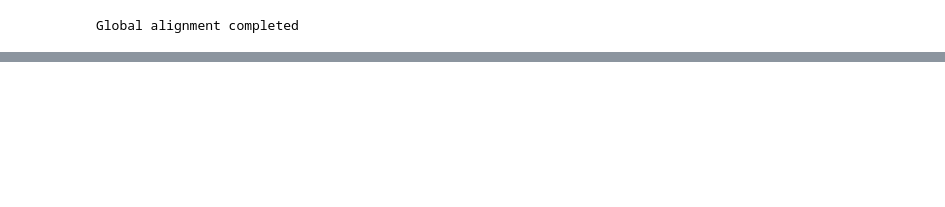
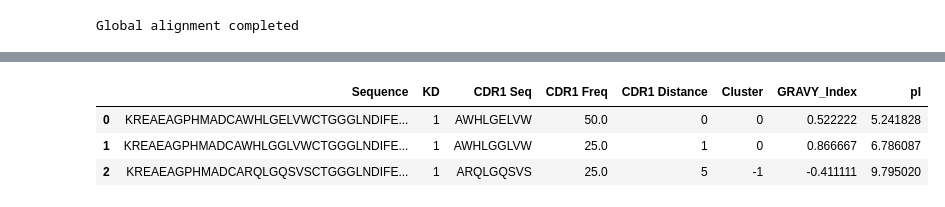
Before and after one commit to utimcraig/Peptide-yeast-seq, a Jupyter notebook: Peptide_Clusters-3.ipynb, the cells around one changed output, grey strips where cells are left out. Saved outputs shown, nothing was run; the diff lists cells and outputs as text; code cells hidden in the pictures; blank space fills up the shorter version.

```diff
--- a/Peptide_Clusters-3.ipynb
+++ b/Peptide_Clusters-3.ipynb
@@ -495,2 +548,9 @@ pyo.iplot(fig, filename='parallel_coordinates_plot.html')
 # %% [output]
 [interactive output not drawn]
+# %%
+cdr_df
+# %% [output]
+|  | Sequence | KD | CDR1 Seq | CDR1 Freq | CDR1 Distance | Cluster | GRAVY_Index | pI |
+| 0 | KREAEAGPHMADCAWHLGELVWCTGGGLNDIFE... | 1 | AWHLGELVW | 50.0 | 0 | 0 | 0.522222 | 5.241828 |
+| 1 | KREAEAGPHMADCAWHLGGLVWCTGGGLNDIFE... | 1 | AWHLGGLVW | 25.0 | 1 | 0 | 0.866667 | 6.786087 |
+| 2 | KREAEAGPHMADCARQLGQSVSCTGGGLNDIFE... | 1 | ARQLGQSVS | 25.0 | 5 | -1 | -0.411111 | 9.795020 |
```
Also changed, not shown: parts of 10 cells of this notebook.
